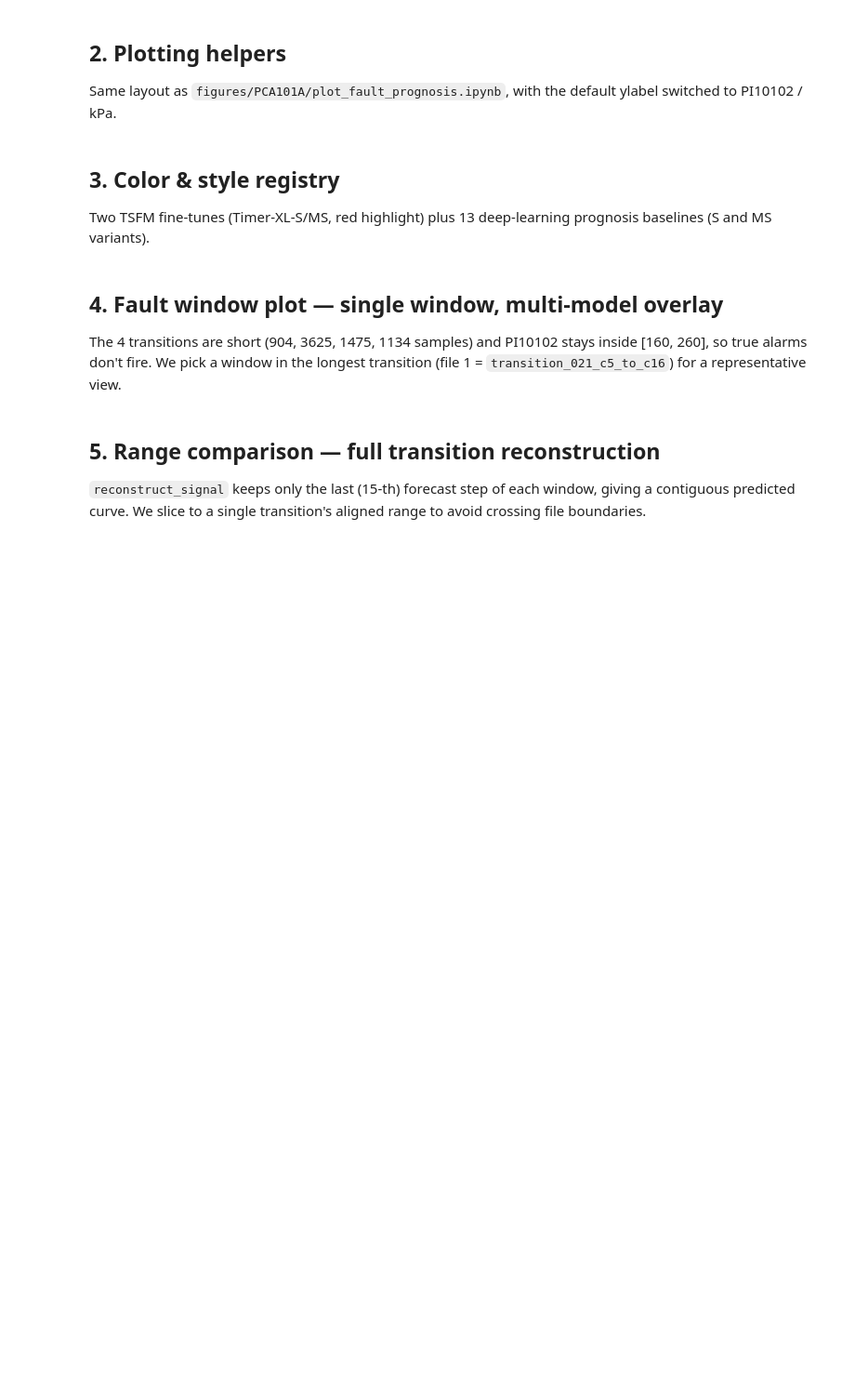
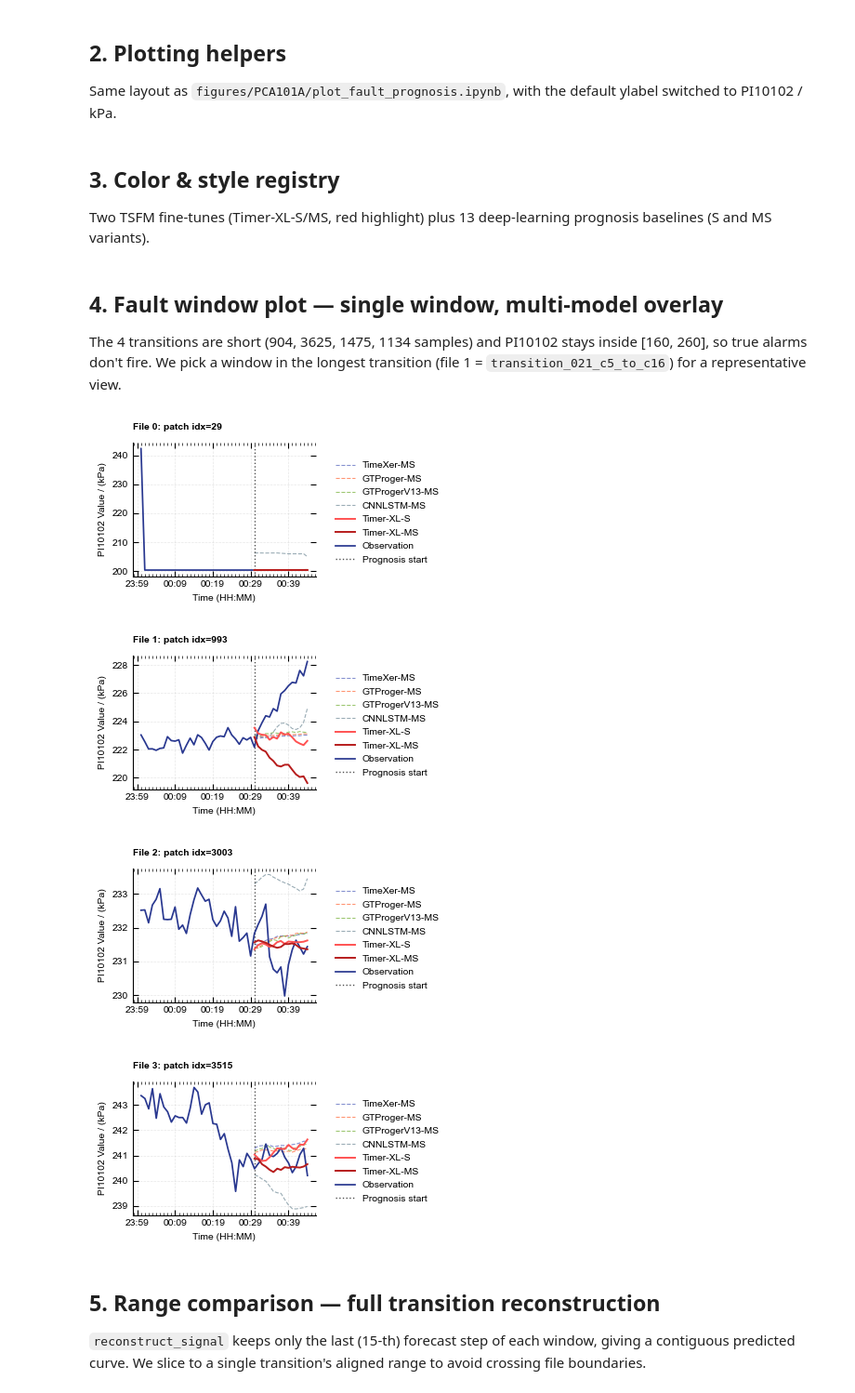
Before and after one commit to Moenea/TSFM, a Jupyter notebook: figures/PI10102/plot_fault_prognosis.ipynb, the cells around one changed output. Shown at 93% size. Drawn from its saved outputs; the diff is of its cells as text; code cells hidden in the pictures; blank space fills up the shorter version.

```diff
--- a/figures/PI10102/plot_fault_prognosis.ipynb
+++ b/figures/PI10102/plot_fault_prognosis.ipynb
@@ -416,38 +541,51 @@ transition (file 1 = `transition_021_c5_to_c16`) for a representative view.
 # %%
 display_seq = 30           # 30-min lookback for the visualization
 display_pred = eval_steps  # 15-step forecast horizon
 
 def _bp(arr, idx):
     return build_pred45_from_patch(arr, idx, display_seq, display_pred)
 
-# Pick a patch index inside file 1's aligned segment
-file1_lo, file1_hi = file_segs[1]
-idx = file1_lo + 600   # arbitrary mid-transition window (covers a regime shift)
-assert idx >= display_seq - 1
+# Per-file single-window snapshot. Pick a window inside each file's aligned segment.
+# offset_in_seg: how many patches into the segment to sample (clamped to segment length).
+WINDOW_OFFSETS = {0: 10, 1: 952, 2: 200, 3: 100}
 
-true_45 = build_true45_from_patches(plot_true, idx, seq_len=display_seq, pred_len=display_pred)
-pred_45 = build_pred45_from_patch(plot_pred, idx, seq_len=display_seq, pred_len=display_pred)
+for f, (seg_lo, seg_hi) in file_segs.items():
+    seg_len = seg_hi - seg_lo + 1
+    off = min(WINDOW_OFFSETS.get(f, seg_len // 2), seg_len - 1)
+    idx = seg_lo + off
+    if idx < display_seq - 1:
+        idx = max(seg_lo + display_seq - 1, idx)   # ensure enough lookback inside segment
+    if idx > seg_hi:
+        print(f'  file {f}: segment too short for display_seq={display_seq}, skipping')
+        continue
 
-extra = [
-    # --- Baselines (dashed) — show MS variants of the strongest baselines
-    (_bp(pred_timexer_ms,      idx), 'TimeXer-MS',      C_TIMEXER,   S_BASELINE),
-    (_bp(pred_gtproger_ms,     idx), 'GTProger-MS',     C_GTPROGER,  S_BASELINE),
-    (_bp(pred_gtprogerv13_ms,  idx), 'GTProgerV13-MS',  C_GTPV13,    S_BASELINE),
-    (_bp(pred_cnnlstm_ms,      idx), 'CNNLSTM-MS',      C_CNNLSTM,   S_BASELINE),
-    # --- Timer-XL (solid, red highlight) ---
-    (_bp(pred_txl_s,  idx), 'Timer-XL-S',  C_TXL_S,  S_TSFM),
-    (_bp(pred_txl_ms, idx), 'Timer-XL-MS', C_TXL_MS, S_TSFM),
-]
+    true_45 = build_true45_from_patches(plot_true, idx, seq_len=display_seq, pred_len=display_pred)
+    pred_45 = build_pred45_from_patch(plot_pred, idx, seq_len=display_seq, pred_len=display_pred)
 
-fault_window_plot_datetime(
-    true_45=true_45, pred_45=pred_45,
-    start_time='2024-01-01 00:00:00', freq='min',
-    fault_at_idx=display_seq, hlines=ALARM_HLINES,
-    title=f'Transition 021 (c5→c16)  patch idx={idx}',
-    extra_preds=extra,
-    figsize_cm=(10, 5), legend_ncol=1,
-    out_path=f'a_fault_window_{idx}.png',
-)
+    extra = [
+        (_bp(pred_timexer_ms,      idx), 'TimeXer-MS',     C_TIMEXER,   S_BASELINE),
+        (_bp(pred_gtproger_ms,     idx), 'GTProger-MS',    C_GTPROGER,  S_BASELINE),
+        (_bp(pred_gtprogerv13_ms,  idx), 'GTProgerV13-MS', C_GTPV13,    S_BASELINE),
+        (_bp(pred_cnnlstm_ms,      idx), 'CNNLSTM-MS',     C_CNNLSTM,   S_BASELINE),
+        (_bp(pred_txl_s,  idx), 'Timer-XL-S',  C_TXL_S,  S_TSFM),
+        (_bp(pred_txl_ms, idx), 'Timer-XL-MS', C_TXL_MS, S_TSFM),
+    ]
+
+    fault_window_plot_datetime(
+        true_45=true_45, pred_45=pred_45,
+        start_time='2024-01-01 00:00:00', freq='min',
+        fault_at_idx=display_seq,
+        # hlines=ALARM_HLINES,
+        title=f'File {f}: patch idx={idx}',
+        extra_preds=extra,
+        figsize_cm=(10, 5), legend_ncol=1,
+        # out_path=f'a_fault_window_file{f}_{idx}.png',
+    )
+# %% [output]
+[figure, added]
+[figure, added]
+[figure, added]
+[figure, added]
 # %% [markdown]
 ## 5. Range comparison — full transition reconstruction
 
```
Also changed, not shown: parts of 9 cells of this notebook, 9 other files.
